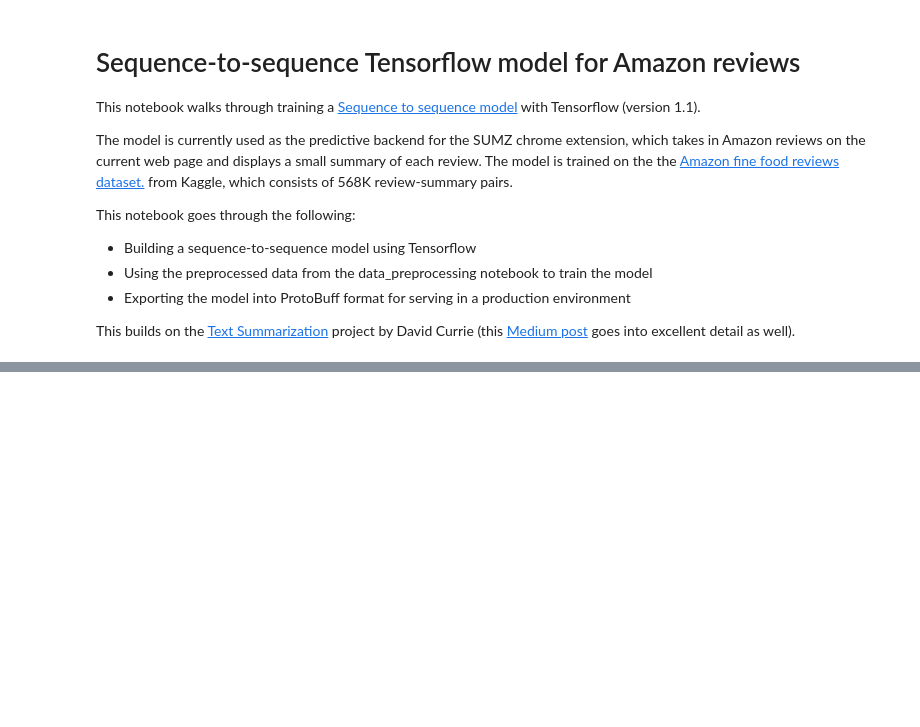
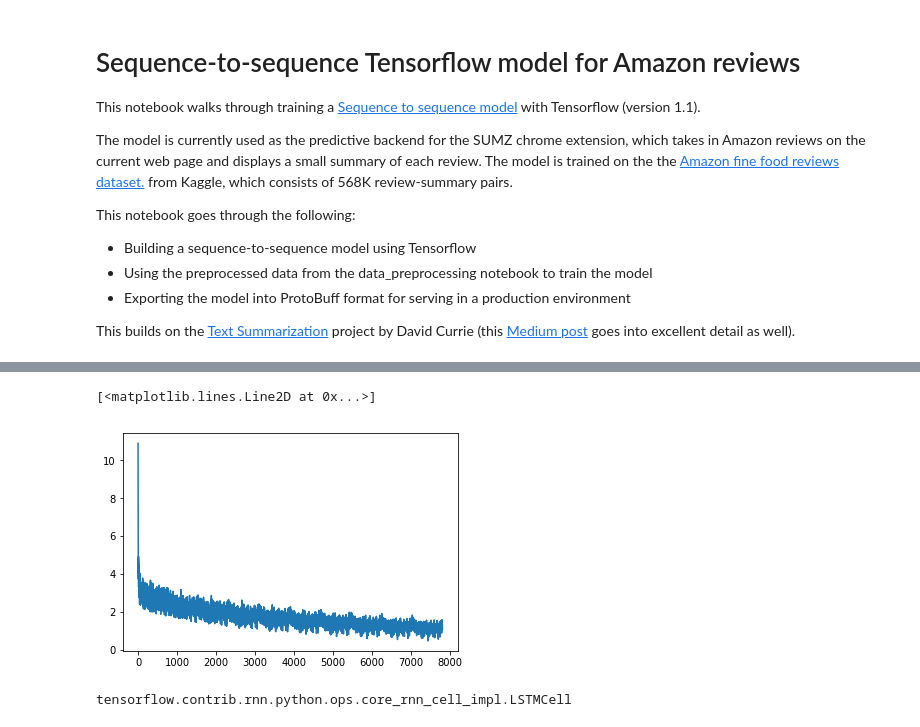
Before and after one commit to ashnkumar/sumz_seq2seq, a Jupyter notebook: seq2seq_model_building2.ipynb, the cells around one changed output, grey strips where cells are left out. Drawn from its saved outputs; the diff is of its cells as text; code cells hidden in the pictures; blank space fills up the shorter version.

```diff
--- a/seq2seq_model_building2.ipynb
+++ b/seq2seq_model_building2.ipynb
@@ -560,0 +686,27 @@ KeyboardInterrupt:
+# %%
+LSTM_UNI_ATTN_LOSSES_PATH   = './checkpointed_data/losses/LSTM_UNI_ATTN_LOSS_ARR.p'
+GRU_UNI_ATTN_LOSSES_PATH   = './checkpointed_data/losses/GRU_UNI_ATTN_LOSS_ARR.p'
+LSTM_BI_ATTN_LOSSES_PATH   = './checkpointed_data/losses/LSTM_BI_ATTN_LOSS_ARR.p'
+GRU_BI_ATTN_LOSSES_PATH   = './checkpointed_data/losses/GRU_BI_ATTN_LOSS_ARR.p'
+LSTM_UNI_LOSSES_PATH   = './checkpointed_data/losses/LSTM_UNI_LOSS_ARR.p'
+GRU_UNI_LOSSES_PATH   = './checkpointed_data/losses/GRU_UNI_LOSS_ARR.p'
+LSTM_BI_LOSSES_PATH   = './checkpointed_data/losses/LSTM_BI_LOSS_ARR.p'
+GRU_BI_LOSSES_PATH   = './checkpointed_data/losses/GRU_BI_LOSS_ARR.p'
+
+LSTM_UNI_ATTN_LOSSES = pickle.load(open(LSTM_UNI_ATTN_LOSSES_PATH, mode='rb'))
+GRU_UNI_ATTN_LOSSES = pickle.load(open(GRU_UNI_ATTN_LOSSES_PATH, mode='rb'))
+LSTM_BI_ATTN_LOSSES = pickle.load(open(LSTM_BI_ATTN_LOSSES_PATH, mode='rb'))
+GRU_BI_ATTN_LOSSES = pickle.load(open(GRU_BI_ATTN_LOSSES_PATH, mode='rb'))
+LSTM_UNI_LOSSES = pickle.load(open(LSTM_UNI_LOSSES_PATH, mode='rb'))
+GRU_UNI_LOSSES = pickle.load(open(GRU_UNI_LOSSES_PATH, mode='rb'))
+LSTM_BI_LOSSES = pickle.load(open(LSTM_BI_LOSSES_PATH, mode='rb'))
+GRU_BI_LOSSES = pickle.load(open(GRU_BI_LOSSES_PATH, mode='rb'))
+
+# print("LSTM_UNI_ATTN_LOSSES: ", LSTM_UNI_ATTN_LOSSES)
+# print("GRU_UNI_ATTN_LOSSES: ", GRU_UNI_ATTN_LOSSES)
+# print("LSTM_BI_ATTN_LOSSES: ", LSTM_BI_ATTN_LOSSES)
+# print("GRU_BI_ATTN_LOSSES: ", GRU_BI_ATTN_LOSSES)
+# print("LSTM_UNI_LOSSES: ", LSTM_UNI_LOSSES)
+# print("GRU_UNI_LOSSES: ", GRU_UNI_LOSSES)
+# print("LSTM_BI_LOSSES: ", LSTM_BI_LOSSES)
+print("GRU_BI_LOSSES: ", GRU_BI_LOSSES)
@@ -560,0 +718,3 @@ KeyboardInterrupt:
+# %%
+batch_losses, batch_times = zip(*GRU_BI_LOSSES)
+batch_losses
@@ -560,0 +739,9 @@ KeyboardInterrupt:
+# %%
+plt.plot(batch_losses)
+# %% [output]
+[<matplotlib.lines.Line2D at 0x...>]
+[figure, added]
+# %%
+LSTMCell
+# %% [output]
+tensorflow.contrib.rnn.python.ops.core_rnn_cell_impl.LSTMCell
```
Also changed, not shown: parts of 10 cells of this notebook.
